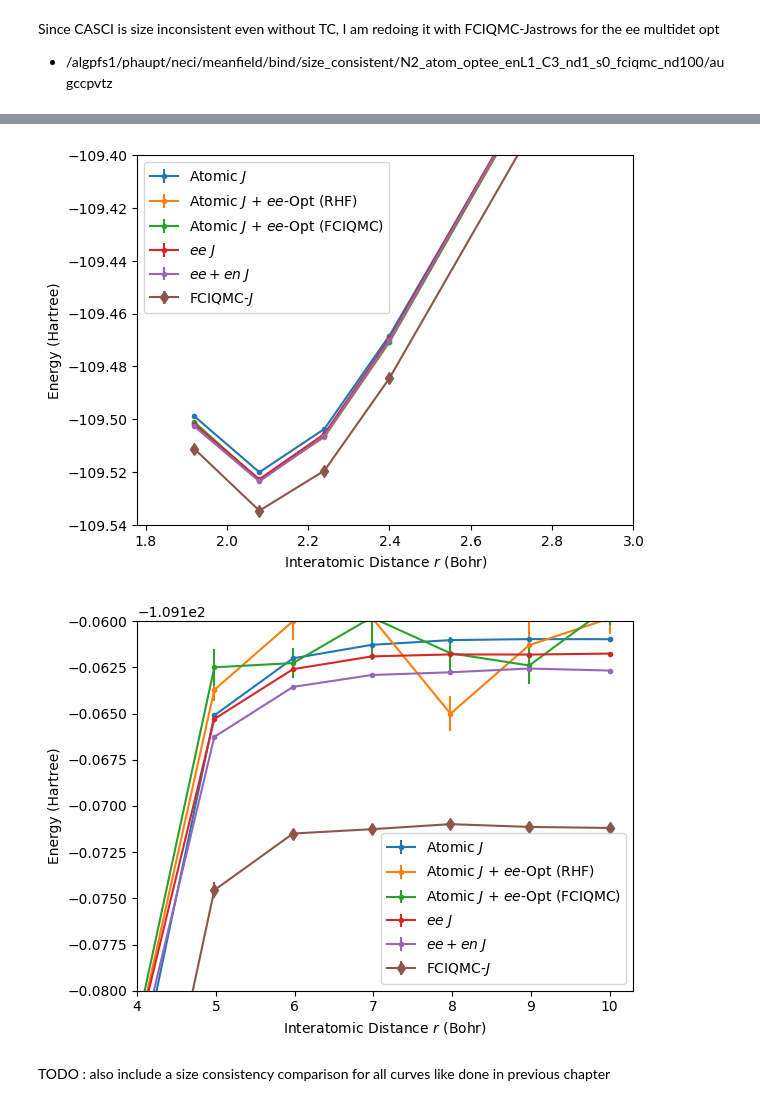
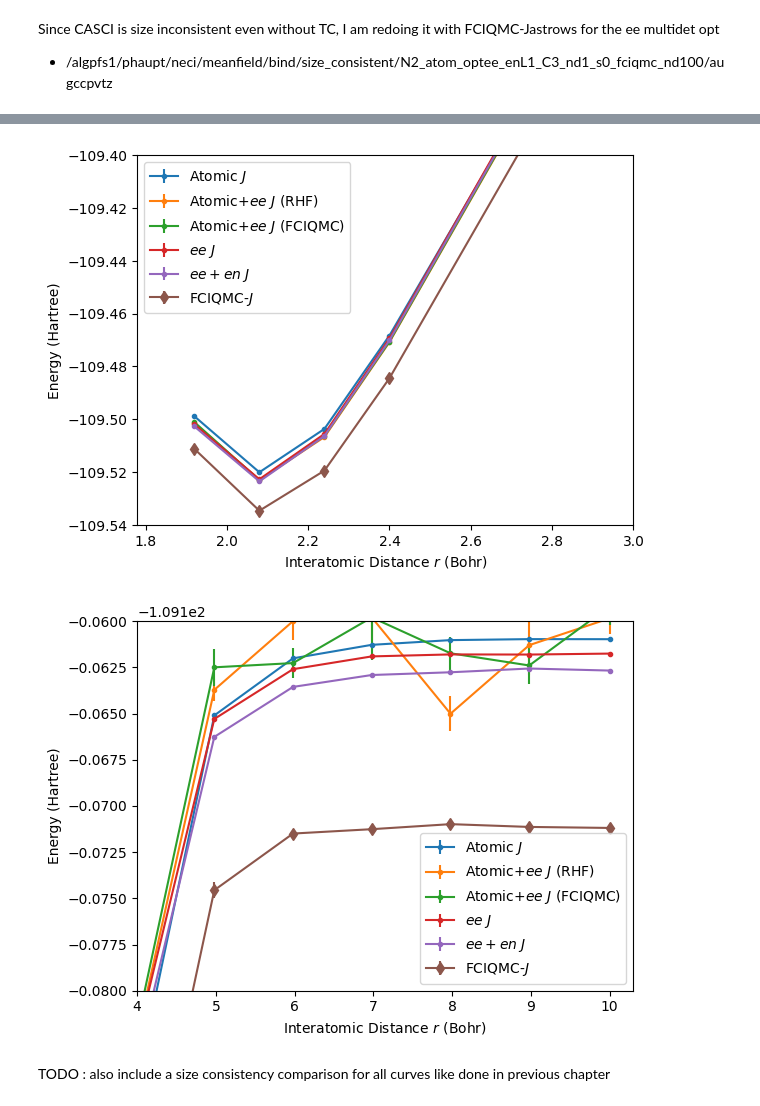
Before and after one commit to jphaupt/phdthesis_haupt, a Jupyter notebook: figures/universal/notes.ipynb, the cells around one changed output, grey strips where cells are left out. Drawn from its saved outputs; the diff is of its cells as text; code cells hidden in the pictures.

```diff
--- a/figures/universal/notes.ipynb
+++ b/figures/universal/notes.ipynb
@@ -243,7 +243,8 @@ plt.savefig("residuals.pdf")
 # %%
+
 plt.errorbar(atomicJmol[:,0], [x.n for x in atomicJmol[:,1]], yerr=[x.s for x in atomicJmol[:,1]], fmt='.-', label="Atomic $J$")
-plt.errorbar(atomicEeJmol[:,0], [x.n for x in atomicEeJmol[:,1]], yerr=[x.s for x in atomicEeJmol[:,1]], fmt='.-', label="Atomic $J$ + $ee$-Opt (RHF)")
-plt.errorbar(atomicEeMdJmol[:,0], [x.n for x in atomicEeMdJmol[:,1]], yerr=[x.s for x in atomicEeMdJmol[:,1]], fmt='.-', label="Atomic $J$ + $ee$-Opt (FCIQMC)")
+plt.errorbar(atomicEeJmol[:,0], [x.n for x in atomicEeJmol[:,1]], yerr=[x.s for x in atomicEeJmol[:,1]], fmt='.-', label="Atomic$+ee$ $J$ (RHF)")
+plt.errorbar(atomicEeMdJmol[:,0], [x.n for x in atomicEeMdJmol[:,1]], yerr=[x.s for x in atomicEeMdJmol[:,1]], fmt='.-', label="Atomic$+ee$ $J$ (FCIQMC)")
 plt.errorbar(eeJmol[:,0], [x.n for x in eeJmol[:,1]], yerr=[x.s for x in eeJmol[:,1]], fmt='.-', label="$ee$ $J$")
 plt.errorbar(eeEnJmol[:,0], [x.n for x in eeEnJmol[:,1]], yerr=[x.s for x in eeEnJmol[:,1]], fmt='.-', label="$ee+en$ $J$")
 plt.errorbar(fciqmcJmol[:,0], [x.n for x in fciqmcJmol[:,1]], yerr=[x.s for x in fciqmcJmol[:,1]], fmt='d-', label="FCIQMC-$J$", zorder=1)
@@ -256,37 +257,37 @@ yi, yf = -109.54, -109.4
 # yi, yf = -109.186, -109.165
 plt.xlim(xi, xf)
 plt.ylim(yi, yf)
 
 plt.xlabel(r"Interatomic Distance $r$ (Bohr)")
 plt.ylabel(r"Energy (Hartree)")
 plt.savefig("n2_avtz_min.pdf", bbox_inches='tight')
 
 plt.show()
 
 plt.errorbar(atomicJmol[:,0], [x.n for x in atomicJmol[:,1]], yerr=[x.s for x in atomicJmol[:,1]], fmt='.-', label="Atomic $J$")
-plt.errorbar(atomicEeJmol[:,0], [x.n for x in atomicEeJmol[:,1]], yerr=[x.s for x in atomicEeJmol[:,1]], fmt='.-', label="Atomic $J$ + $ee$-Opt (RHF)")
-plt.errorbar(atomicEeMdJmol[:,0], [x.n for x in atomicEeMdJmol[:,1]], yerr=[x.s for x in atomicEeMdJmol[:,1]], fmt='.-', label="Atomic $J$ + $ee$-Opt (FCIQMC)")
+plt.errorbar(atomicEeJmol[:,0], [x.n for x in atomicEeJmol[:,1]], yerr=[x.s for x in atomicEeJmol[:,1]], fmt='.-', label="Atomic$+ee$ $J$ (RHF)")
+plt.errorbar(atomicEeMdJmol[:,0], [x.n for x in atomicEeMdJmol[:,1]], yerr=[x.s for x in atomicEeMdJmol[:,1]], fmt='.-', label="Atomic$+ee$ $J$ (FCIQMC)")
 plt.errorbar(eeJmol[:,0], [x.n for x in eeJmol[:,1]], yerr=[x.s for x in eeJmol[:,1]], fmt='.-', label="$ee$ $J$")
 plt.errorbar(eeEnJmol[:,0], [x.n for x in eeEnJmol[:,1]], yerr=[x.s for x in eeEnJmol[:,1]], fmt='.-', label="$ee+en$ $J$")
 plt.errorbar(fciqmcJmol[:,0], [x.n for x in fciqmcJmol[:,1]], yerr=[x.s for x in fciqmcJmol[:,1]], fmt='d-', label="FCIQMC-$J$", zorder=1)
 plt.legend()
 
 # xi, xf = 1.78, 3
 # yi, yf = -109.54, -109.4
 
 xi, xf = 4, 10.3
 yi, yf = -109.18, -109.16
 plt.xlim(xi, xf)
 plt.ylim(yi, yf)
 
 plt.xlabel(r"Interatomic Distance $r$ (Bohr)")
 plt.ylabel(r"Energy (Hartree)")
 plt.savefig("n2_avtz_diss.pdf", bbox_inches='tight')
 
 plt.show()
 # %% [output]
-[figure, old version]
+[figure, new version]
-[figure, old version]
+[figure, new version]
 # %% [markdown]
 TODO : also include a size consistency comparison for all curves like done in previous chapter
 # %% [markdown]
```
Also changed, not shown: parts of 3 cells of this notebook, 18 other files.
